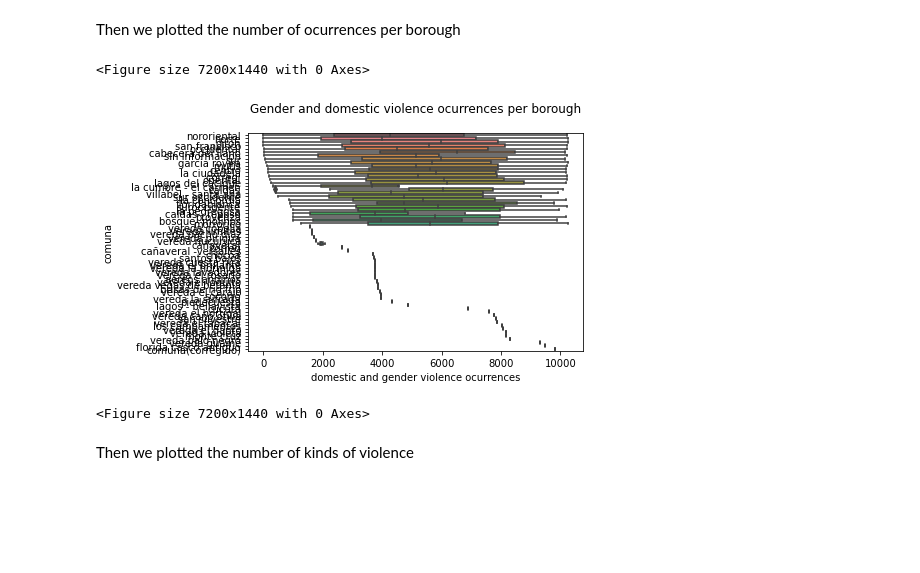
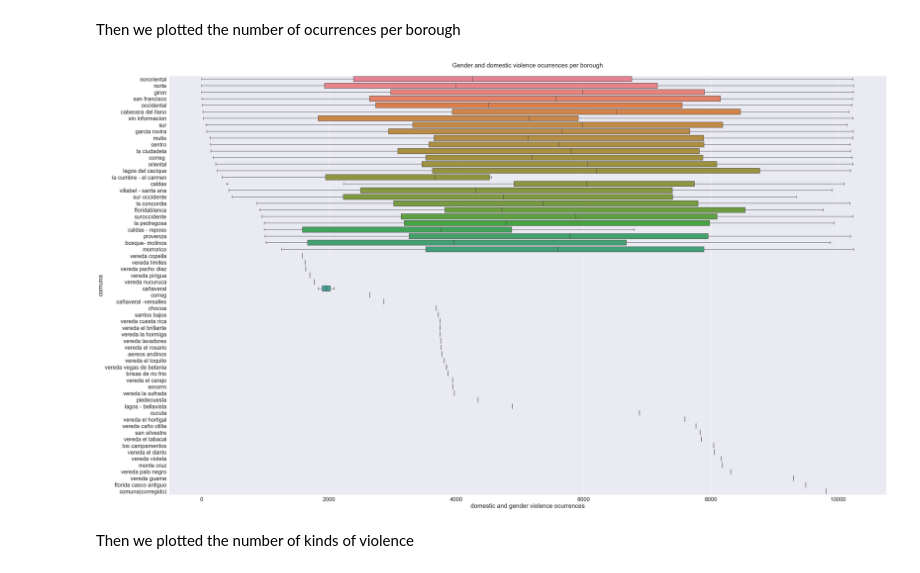
Before and after one commit to Joaron4/team211_bucaramanga, a Jupyter notebook: Dta_cleaning.ipynb, the cells around one changed output. Drawn from its saved outputs; the diff is of its cells as text; code cells hidden in the pictures; blank space fills up the shorter version.

```diff
--- a/Dta_cleaning.ipynb
+++ b/Dta_cleaning.ipynb
@@ -21,6 +22,6 @@ import seaborn as sns
 # %% [markdown]
 <h3 align=left style="font-size:1.5vw"><span style="color:#2E7DA1">A) Importing the dataset:</span></h3>
 # %%
-violencia = pd.read_csv('https://github.com/Joaron4/team211_bucaramanga/blob/main/Violenciager.csv?raw=true',encoding="utf-8")
+violencia = pd.read_csv('https://raw.githubusercontent.com/Joaron4/team211_datasets/main/Violenciager.csv',encoding="utf-8")
 violencia.head(1)
 # %% [output]
@@ -495,11 +498,10 @@ Then we plotted the number of ocurrences per borough
 # %%
 violencia_ocurrences_bucaramanga = violencia[violencia['municipio'] == 'bucaramanga']
 #violencia_ocurrences_bucaramanga =violencia.groupby('orden').count().reset_index().sort_values('naturaleza',ascending=False).head(10)
 
 
 ax= sns.boxplot(y='comuna',x='orden',data = violencia_ocurrences_bucaramanga,orient='h',palette='husl').set(xlabel='domestic and gender violence ocurrences',title='Gender and domestic violence ocurrences per borough\n');
-plt.figure(figsize=(100,20))
+rcParams['figure.figsize'] = 50,50
+sns.set(font_scale = 2)
 # %% [output]
-<Figure size 7200x1440 with 0 Axes>
-[figure, old version]
+[figure, new version]
-<Figure size 7200x1440 with 0 Axes>
```
Also changed, not shown: parts of 15 cells of this notebook.
